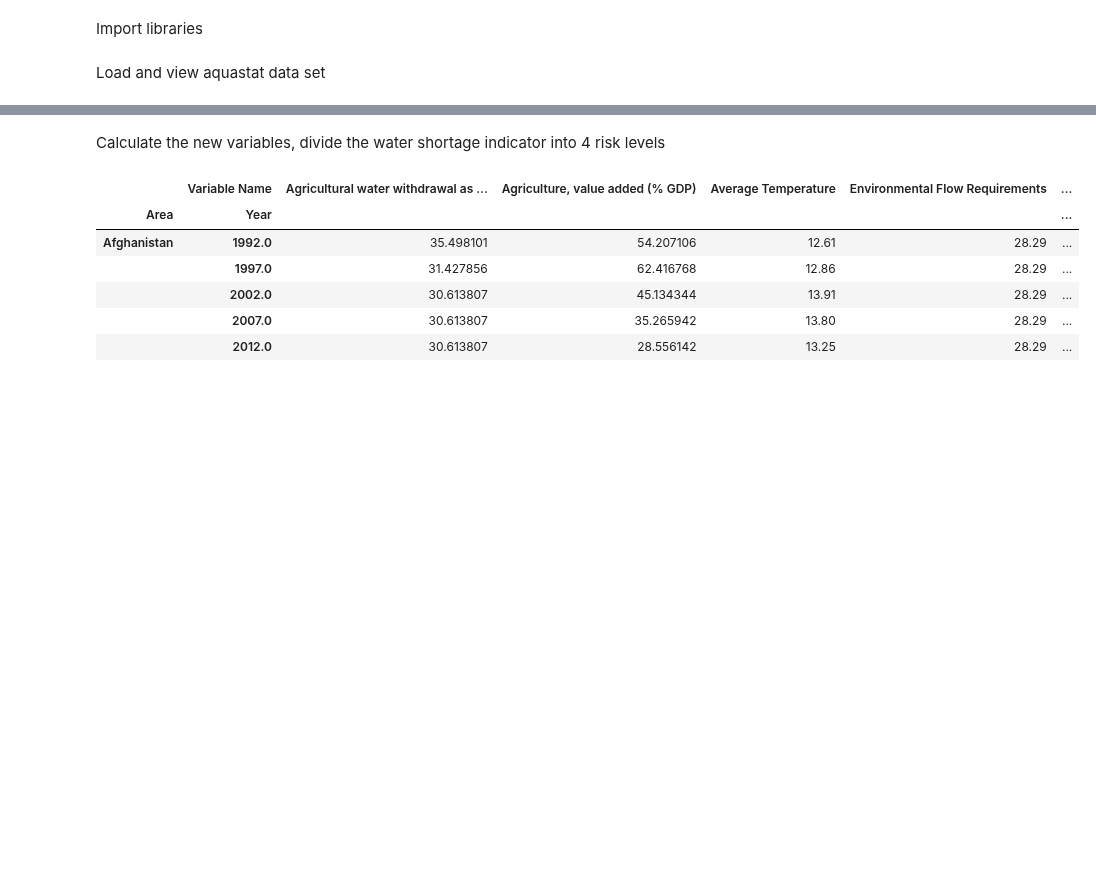
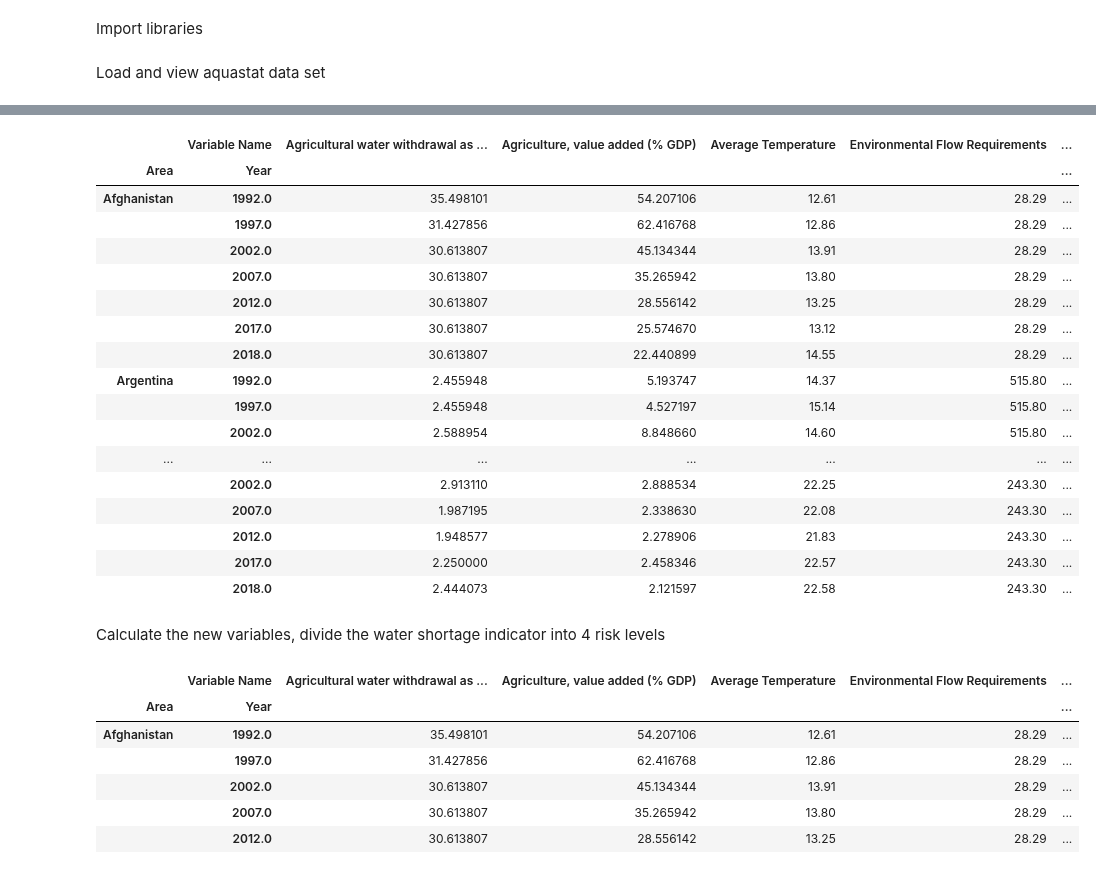
Before and after one commit to karlpolak/MDA-project, a Jupyter notebook: Water Shortage.ipynb, the cells around one changed output, grey strips where cells are left out. Drawn from its saved outputs; the diff is of its cells as text; code cells hidden in the pictures; blank space fills up the shorter version.

```diff
--- a/Water Shortage.ipynb
+++ b/Water Shortage.ipynb
@@ -84,3 +85,30 @@ table_preprocessed.head(49)
+# %%
+# # Could be done like this if dataframe has no MultiIndexes
+# rev_table = table.iloc[::-1]
+# rev_table_preprocessed = rev_table.interpolate(method='spline', order=2, axis=0)
+# table = rev_table_preprocessed.iloc[::-1]
+
+table_preprocessed = table.fillna(method='bfill')
+table_preprocessed.head(21)
+# %% [output]
+|  | Variable Name | Agricultural water withdrawal as ... | Agriculture, value added (% GDP) | Average Temperature | Environmental Flow Requirements | ... |
+| Area | Year |  |  |  |  | ... |
+| Afghanistan | 1992.0 | 35.498101 | 54.207106 | 12.61 | 28.29 | ... |
+|  | 1997.0 | 31.427856 | 62.416768 | 12.86 | 28.29 | ... |
+|  | 2002.0 | 30.613807 | 45.134344 | 13.91 | 28.29 | ... |
+|  | 2007.0 | 30.613807 | 35.265942 | 13.80 | 28.29 | ... |
+|  | 2012.0 | 30.613807 | 28.556142 | 13.25 | 28.29 | ... |
+|  | 2017.0 | 30.613807 | 25.574670 | 13.12 | 28.29 | ... |
+|  | 2018.0 | 30.613807 | 22.440899 | 14.55 | 28.29 | ... |
+| Argentina | 1992.0 | 2.455948 | 5.193747 | 14.37 | 515.80 | ... |
+|  | 1997.0 | 2.455948 | 4.527197 | 15.14 | 515.80 | ... |
+|  | 2002.0 | 2.588954 | 8.848660 | 14.60 | 515.80 | ... |
+| ... | ... | ... | ... | ... | ... | ... |
+|  | 2002.0 | 2.913110 | 2.888534 | 22.25 | 243.30 | ... |
+|  | 2007.0 | 1.987195 | 2.338630 | 22.08 | 243.30 | ... |
+|  | 2012.0 | 1.948577 | 2.278906 | 21.83 | 243.30 | ... |
+|  | 2017.0 | 2.250000 | 2.458346 | 22.57 | 243.30 | ... |
+|  | 2018.0 | 2.444073 | 2.121597 | 22.58 | 243.30 | ... |
 # %% [markdown]
 Calculate the new variables, divide the water shortage indicator into 4 risk levels
 # %%
```
Also changed, not shown: parts of 13 cells of this notebook, 1 other file.
